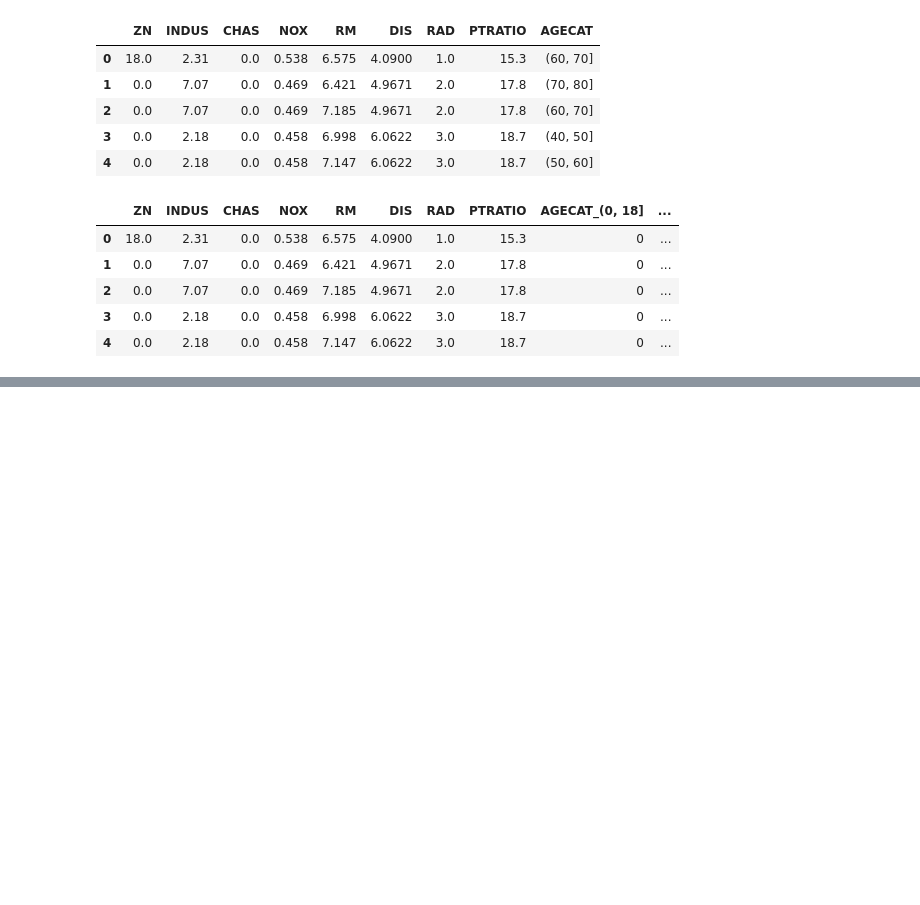
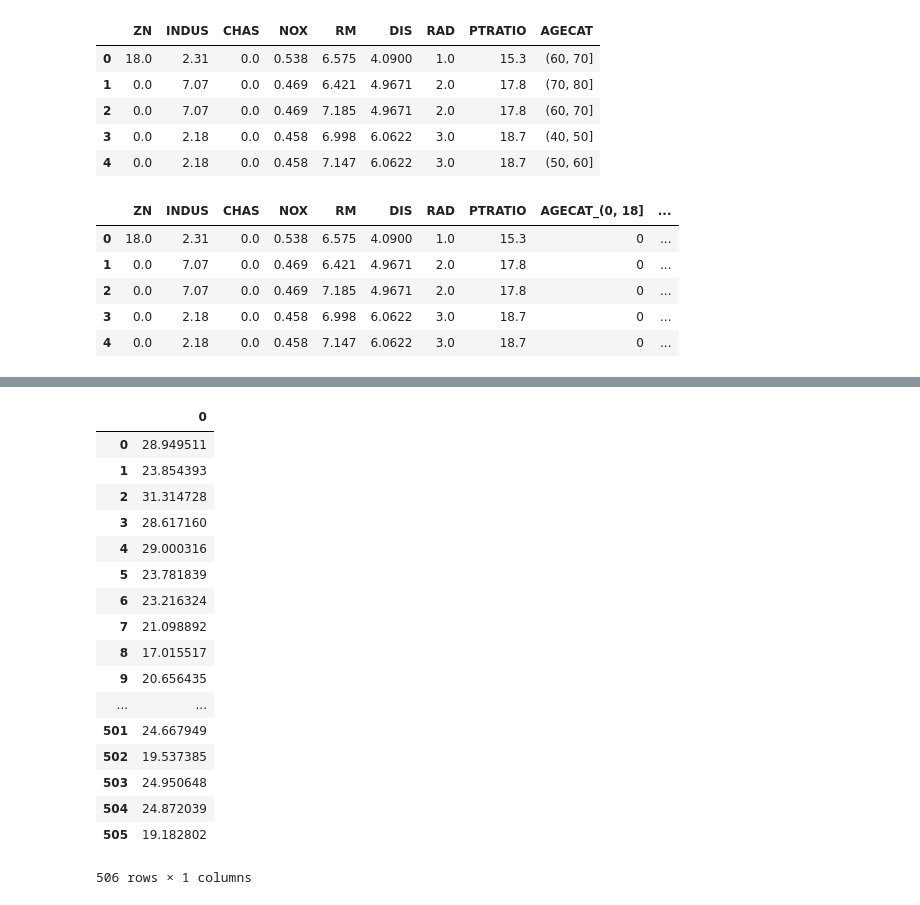
Before and after one commit to vipulpopat/MSCAI_CE4021_Project, a Jupyter notebook: SGD Regression.ipynb, the cells around one changed output, grey strips where cells are left out. Drawn from its saved outputs; the diff is of its cells as text; code cells hidden in the pictures; blank space fills up the shorter version.

```diff
--- a/SGD Regression.ipynb
+++ b/SGD Regression.ipynb
@@ -222,11 +301,30 @@ importances.plot.barh(figsize=(6,6),title='Features sorted by Importance')
 # %%
 ####################
 #
 # 4. Model Analysis
 #
 ####################
 
 #Generate a set or predictions using the original data set
-nasa_data_y_predict = pd.DataFrame(rfc.predict(nasa_data_x_scaled))
-nasa_data_y_predict.fillna(False)
+y_predict = pd.DataFrame(my_gridsearch.predict(boston_df_scaled))
+y_predict.fillna(False)
+# %% [output]
+|  | 0 |
+| 0 | 28.949511 |
+| 1 | 23.854393 |
+| 2 | 31.314728 |
+| 3 | 28.617160 |
+| 4 | 29.000316 |
+| 5 | 23.781839 |
+| 6 | 23.216324 |
+| 7 | 21.098892 |
+| 8 | 17.015517 |
+| 9 | 20.656435 |
+| ... | ... |
+| 501 | 24.667949 |
+| 502 | 19.537385 |
+| 503 | 24.950648 |
+| 504 | 24.872039 |
+| 505 | 19.182802 |
+506 rows × 1 columns
 # %%
```
Also changed, not shown: parts of 12 cells of this notebook.
